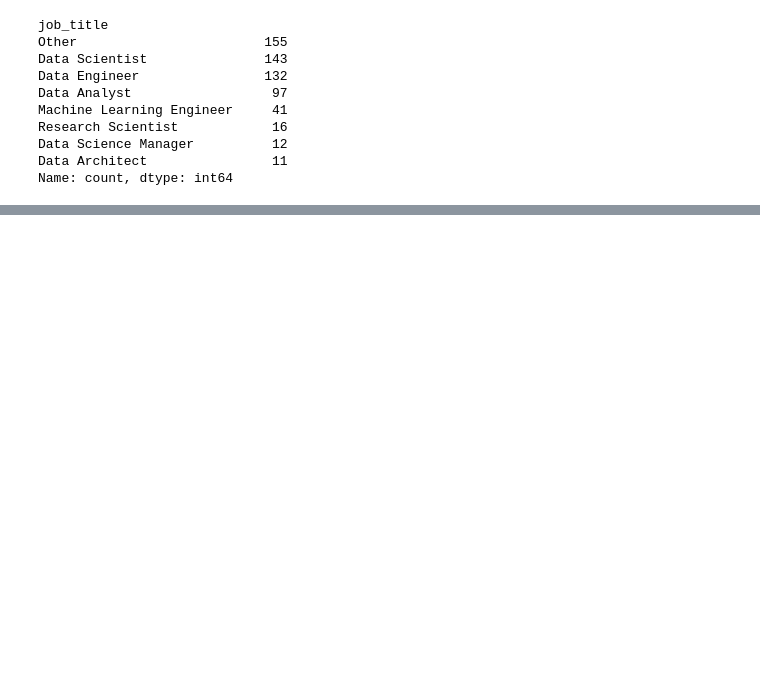
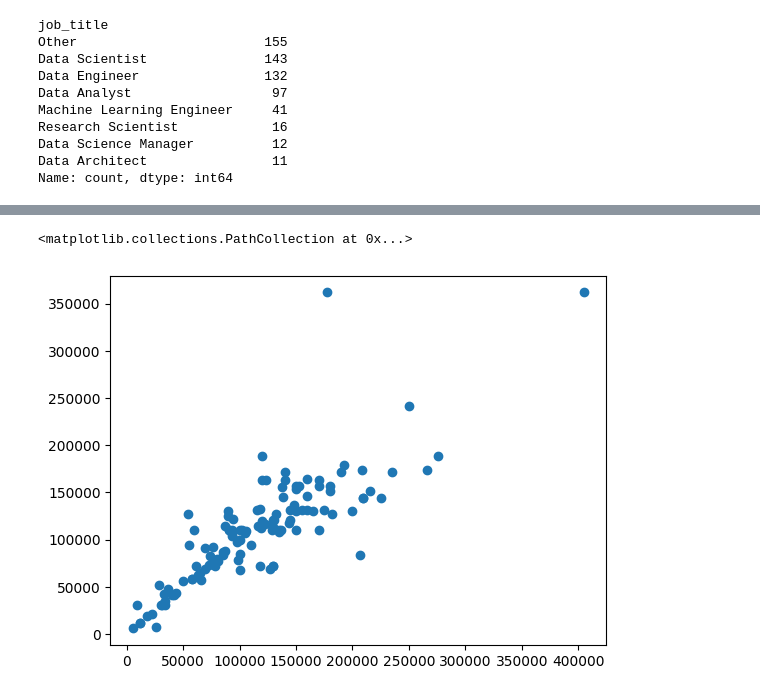
Before and after one commit to chriscolomb/seng474-project, a Jupyter notebook: notebook.ipynb, the cells around one changed output, grey strips where cells are left out. Cells and saved outputs as stored; diff of their text form; code cells hidden in the pictures; blank space fills up the shorter version.

```diff
--- a/notebook.ipynb
+++ b/notebook.ipynb
@@ -1027,0 +773,8 @@ plt.show()
+# %%
+# remove log transformations on the target
+y_test = np.exp(y_test)
+rf_grid_pred = np.exp(rf_grid_pred)
+plt.scatter(y_test, rf_grid_pred)
+# %% [output]
+<matplotlib.collections.PathCollection at 0x...>
+[figure, added]
```
Also changed, not shown: parts of 38 cells of this notebook.
